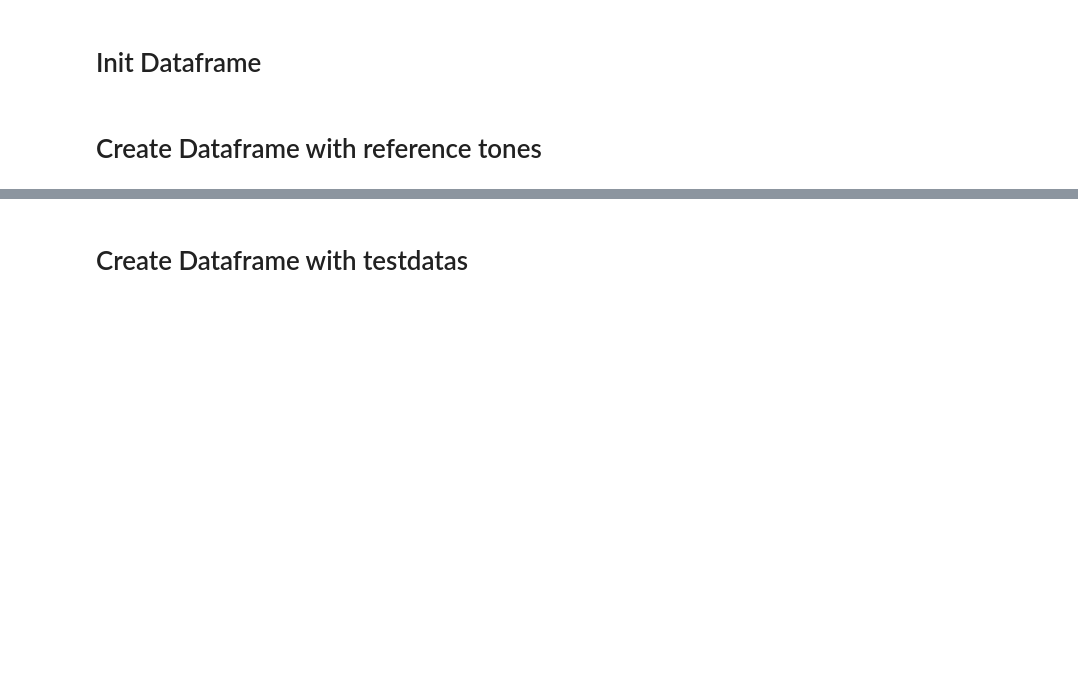
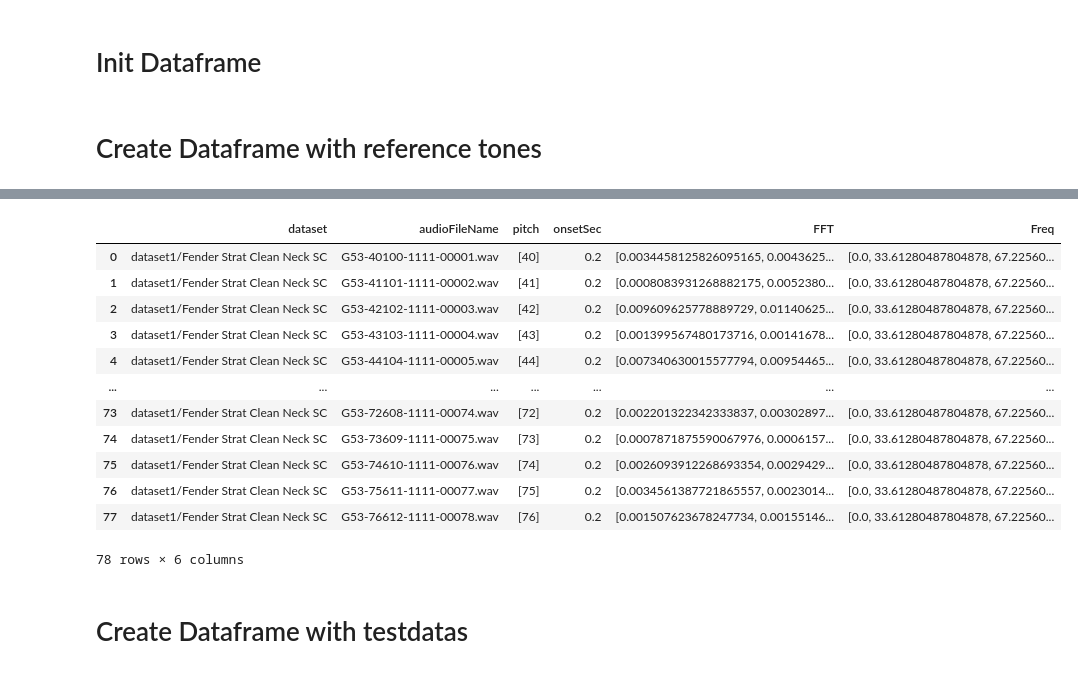
Before and after one commit to deiruch/AMt, a Jupyter notebook: AMt.ipynb, the cells around one changed output, grey strips where cells are left out. Cells and saved outputs as stored; diff of their text form; code cells hidden in the pictures; blank space fills up the shorter version.

```diff
--- a/AMt.ipynb
+++ b/AMt.ipynb
@@ -196,6 +252,8 @@ df_test = pd.DataFrame(columns=df_cols)
 # paths
 path_main = "IDMT-SMT-GUITAR_V2/"
 path_main_ref = path_main + "dataset1/Fender Strat Clean Neck SC/"
+#path_main_ref = path_main + "dataset1/Fender Strat Clean Neck SC Chords/"
 
 df_ref = read_xml_to_df(path_main_ref, df_cols, offset_sec, duration_sec, sampl_fac)
-df_ref.head()
+df_ref
+# %% [output]
@@ -202,3 +261,16 @@ df_ref.head()
+|  | dataset | audioFileName | pitch | onsetSec | FFT | Freq |
+| 0 | dataset1/Fender Strat Clean Neck SC | G53-40100-1111-00001.wav | [40] | 0.2 | [0.0034458125826095165, 0.0043625... | [0.0, 33.61280487804878, 67.22560... |
+| 1 | dataset1/Fender Strat Clean Neck SC | G53-41101-1111-00002.wav | [41] | 0.2 | [0.0008083931268882175, 0.0052380... | [0.0, 33.61280487804878, 67.22560... |
+| 2 | dataset1/Fender Strat Clean Neck SC | G53-42102-1111-00003.wav | [42] | 0.2 | [0.009609625778889729, 0.01140625... | [0.0, 33.61280487804878, 67.22560... |
+| 3 | dataset1/Fender Strat Clean Neck SC | G53-43103-1111-00004.wav | [43] | 0.2 | [0.001399567480173716, 0.00141678... | [0.0, 33.61280487804878, 67.22560... |
+| 4 | dataset1/Fender Strat Clean Neck SC | G53-44104-1111-00005.wav | [44] | 0.2 | [0.007340630015577794, 0.00954465... | [0.0, 33.61280487804878, 67.22560... |
+| ... | ... | ... | ... | ... | ... | ... |
+| 73 | dataset1/Fender Strat Clean Neck SC | G53-72608-1111-00074.wav | [72] | 0.2 | [0.002201322342333837, 0.00302897... | [0.0, 33.61280487804878, 67.22560... |
+| 74 | dataset1/Fender Strat Clean Neck SC | G53-73609-1111-00075.wav | [73] | 0.2 | [0.0007871875590067976, 0.0006157... | [0.0, 33.61280487804878, 67.22560... |
+| 75 | dataset1/Fender Strat Clean Neck SC | G53-74610-1111-00076.wav | [74] | 0.2 | [0.0026093912268693354, 0.0029429... | [0.0, 33.61280487804878, 67.22560... |
+| 76 | dataset1/Fender Strat Clean Neck SC | G53-75611-1111-00077.wav | [75] | 0.2 | [0.0034561387721865557, 0.0023014... | [0.0, 33.61280487804878, 67.22560... |
+| 77 | dataset1/Fender Strat Clean Neck SC | G53-76612-1111-00078.wav | [76] | 0.2 | [0.001507623678247734, 0.00155146... | [0.0, 33.61280487804878, 67.22560... |
+78 rows × 6 columns
 # %% [markdown]
 # Create Dataframe with testdatas
 # %%
```
Also changed, not shown: parts of 7 cells of this notebook.
